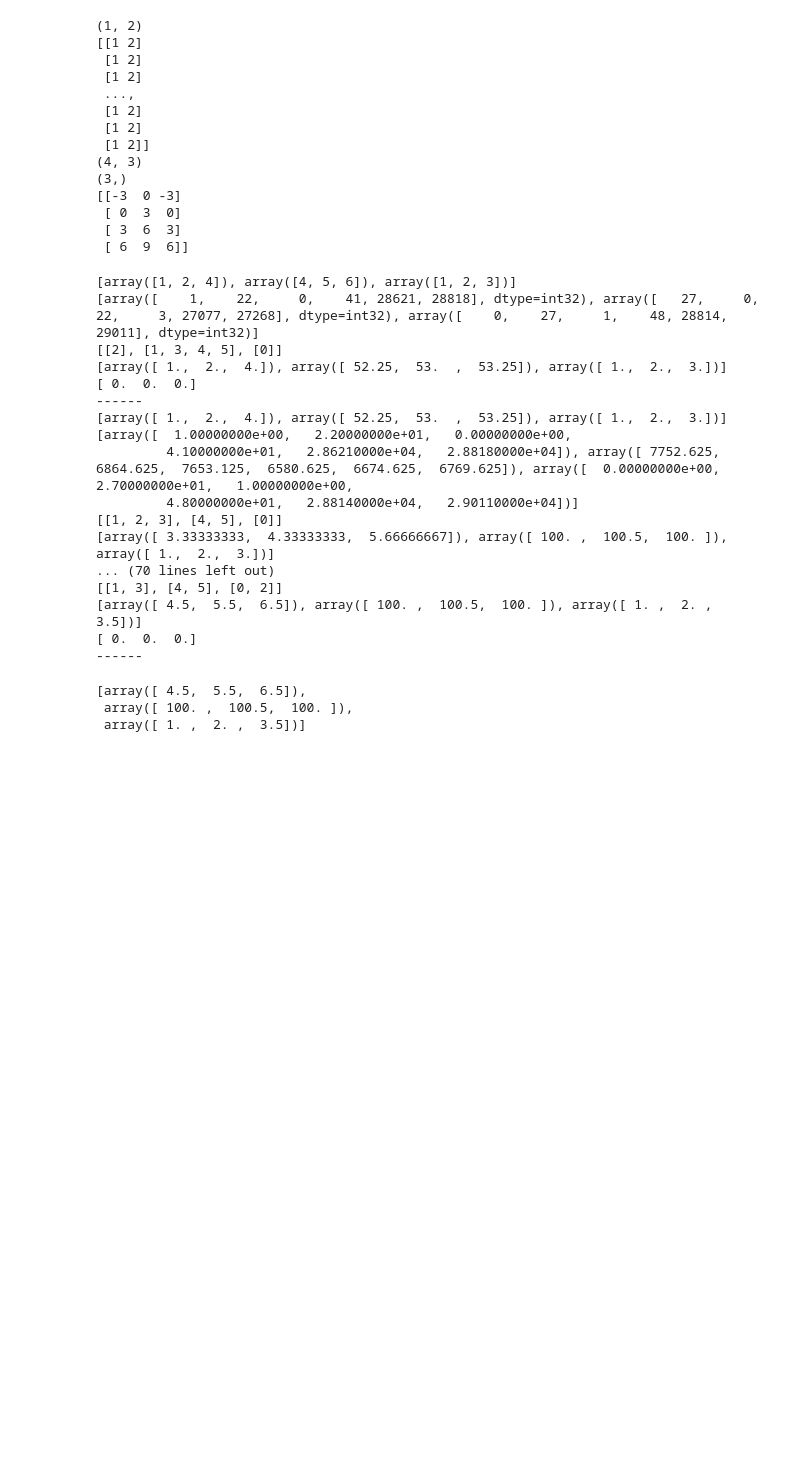
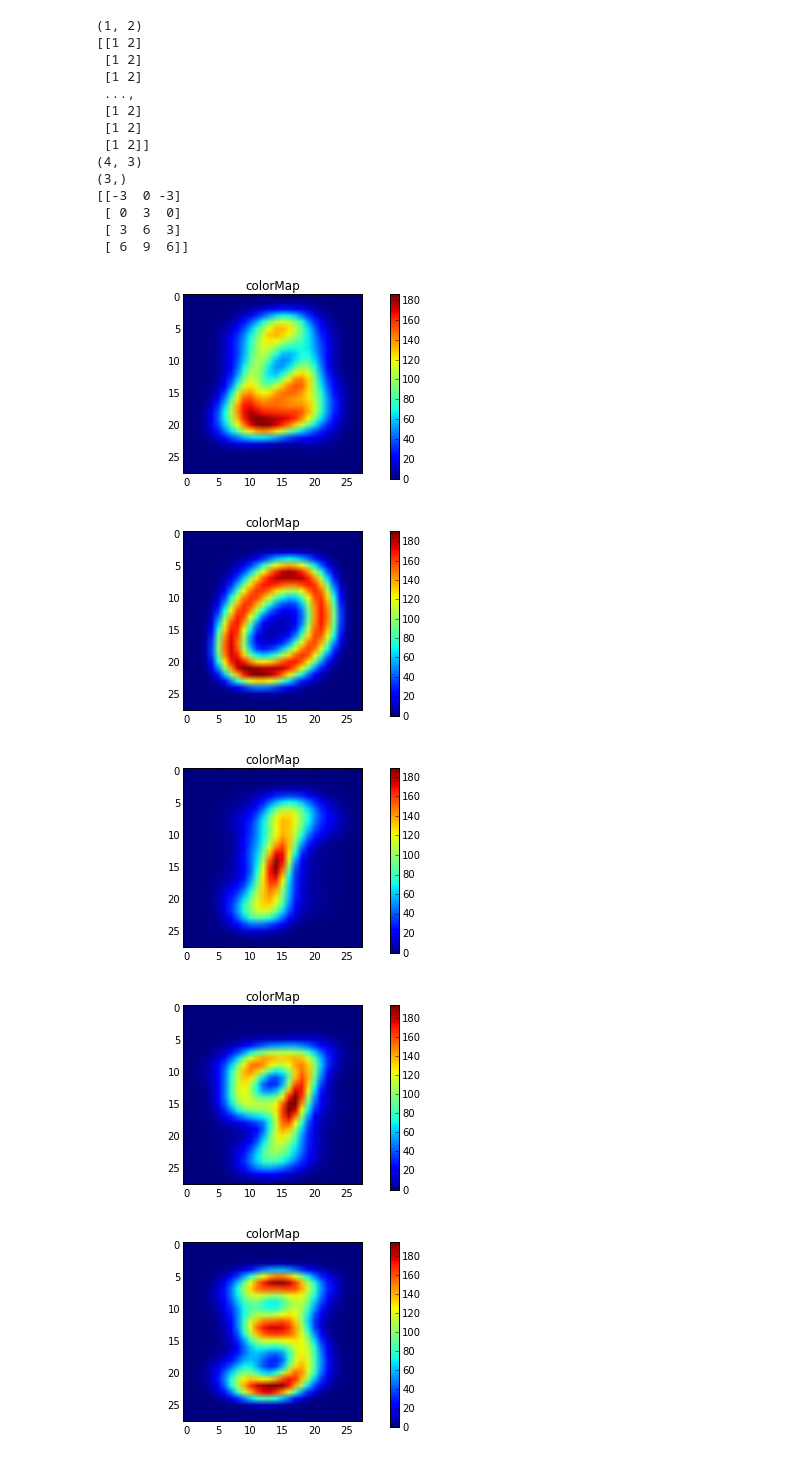
Before and after one commit to dantetam/tensorflowtest, a Jupyter notebook: hw07/CS189_HW07_CODE.ipynb, the cells around one changed output. Cells and saved outputs as stored; diff of their text form; code cells hidden in the pictures; blank space fills up the shorter version.

Commit message:
Finish K-means, rank approx.
Former-commit-id: 836b26e8c35d455977ef672edddd094151b65175

```diff
--- a/hw07/CS189_HW07_CODE.ipynb
+++ b/hw07/CS189_HW07_CODE.ipynb
@@ -13,12 +15,12 @@ mnist = scipy.io.loadmat("./mnist_data/images.mat")
 
 mnist_data = mnist["images"].reshape((784, 60000))
 
-def visualize(data):
+def visualize(data, dim1, dim2):
     fig = plt.figure(figsize=(6, 3.2))
 
     ax = fig.add_subplot(111)
     ax.set_title('colorMap')
-    plt.imshow(data.reshape((28,28)))
+    plt.imshow(data.reshape((dim1,dim2)))
 
     cax = fig.add_axes([0.12, 0.1, 0.78, 0.8])
     cax.get_xaxis().set_visible(False)
@@ -71,27 +73,19 @@ def kMeans(data, k = 5, iterations = 10):
             index = int(random.random() * len(data))
             if index not in usedIndices:
                 usedIndices.append(index)
-                #mean = np.array([data[index]])
                 means.append(dataT[index])
                 break
 
     for _ in range(iterations):
-        print(means)
+        #print(means)
         #Assign points to various means
         #First, for every mean, stack the mean vertically
         distArrays = []
         for mean in means:
-            #print(dataT.shape)
-            #stackedMeans = np.repeat(mean, [60000], axis=0)
-            #signedDist = np.subtract(data, stackedMeans)
             signedDist = dataT - mean
             dist = np.square(signedDist)
             dist = np.sum(dist, axis=1)
             distArrays.append(dist)
-            #dist = np.dot(np.transpose(signedDist), signedDist)
-            #print(dist)
-
-        print(distArrays)
 
         #Reclassify the points by minimum distance
         newClusters = [[] for _ in range(k)]
@@ -99,65 +93,50 @@ def kMeans(data, k = 5, iterations = 10):
         for dataIndex in range(len(dataT)):
             minIndex = -1
             minDist = 0
             for i in range(k):
                 if minIndex == -1 or distArrays[i][dataIndex] < minDist:
                     minIndex = i
                     minDist = distArrays[i][dataIndex]
             newClusters[minIndex].append(dataIndex)
 
-        print(newClusters)
-
         oldMean = means[0]
 
         #Recalculate the means based on the newly generated clusters
         means = []
         for newCluster in newClusters:
-            #print(newCluster)
-            mean = np.zeros(shape=(3,))
+            mean = np.zeros(shape=(784,))
             for dataIndex in newCluster:
                 dataPoint = dataT[dataIndex]
                 mean = np.add(mean, dataPoint)
             if len(newCluster) == 0:
                 pass
             else:
                 mean = np.dot(mean, 1.0/(len(newCluster)))
-            #print(len(newCluster))
             means.append(mean)
-
-        print(means)
-
-        print(np.subtract(means[0], oldMean))
-
-        print("------")
 
     return means
 
-#kMeans(mnist_data, 5, 10)
+finalResult = kMeans(mnist_data, 5, 30)
+for result in finalResult:
+    visualize(result, 28, 28)
 
-x = np.array([[1,2,3],[4,5,6],[1,2,4],[5,6,7],[100,100,100],[100,101,100]])
+finalResult = kMeans(mnist_data, 10, 15)
+for result in finalResult:
+    visualize(result, 28, 28)
+
+finalResult = kMeans(mnist_data, 25, 10)
+for result in finalResult:
+    visualize(result, 28, 28)
+
+#x = np.array([[1,2,3],[4,5,6],[1,2,4],[5,6,7],[100,100,100],[100,101,100]])
 #print(mnist_data.shape)
-x = np.transpose(x)
+#x = np.transpose(x)
 #print(x.shape)
 
-kMeans(x, 3, 10)
+#kMeans(x, 3, 10)
 # %% [output]
-[array([1, 2, 4]), array([4, 5, 6]), array([1, 2, 3])]
-[array([    1,    22,     0,    41, 28621, 28818], dtype=int32), array([   27,     0,    22,     3, 27077, 27268], dtype=int32), array([    0,    27,     1,    48, 28814, 29011], dtype=int32)]
-[[2], [1, 3, 4, 5], [0]]
-[array([ 1.,  2.,  4.]), array([ 52.25,  53.  ,  53.25]), array([ 1.,  2.,  3.])]
-[ 0.  0.  0.]
-------
-[array([ 1.,  2.,  4.]), array([ 52.25,  53.  ,  53.25]), array([ 1.,  2.,  3.])]
-[array([  1.00000000e+00,   2.20000000e+01,   0.00000000e+00,
-         4.10000000e+01,   2.86210000e+04,   2.88180000e+04]), array([ 7752.625,  6864.625,  7653.125,  6580.625,  6674.625,  6769.625]), array([  0.00000000e+00,   2.70000000e+01,   1.00000000e+00,
-         4.80000000e+01,   2.88140000e+04,   2.90110000e+04])]
-[[1, 2, 3], [4, 5], [0]]
-[array([ 3.33333333,  4.33333333,  5.66666667]), array([ 100. ,  100.5,  100. ]), array([ 1.,  2.,  3.])]
-... (70 lines left out)
-[[1, 3], [4, 5], [0, 2]]
-[array([ 4.5,  5.5,  6.5]), array([ 100. ,  100.5,  100. ]), array([ 1. ,  2. ,  3.5])]
-[ 0.  0.  0.]
-------
-[array([ 4.5,  5.5,  6.5]),
- array([ 100. ,  100.5,  100. ]),
- array([ 1. ,  2. ,  3.5])]
+[figure, added]
+[figure, added]
+[figure, added]
+[figure, added]
+[figure, added]
```
Also changed, not shown: parts of 3 cells of this notebook.
